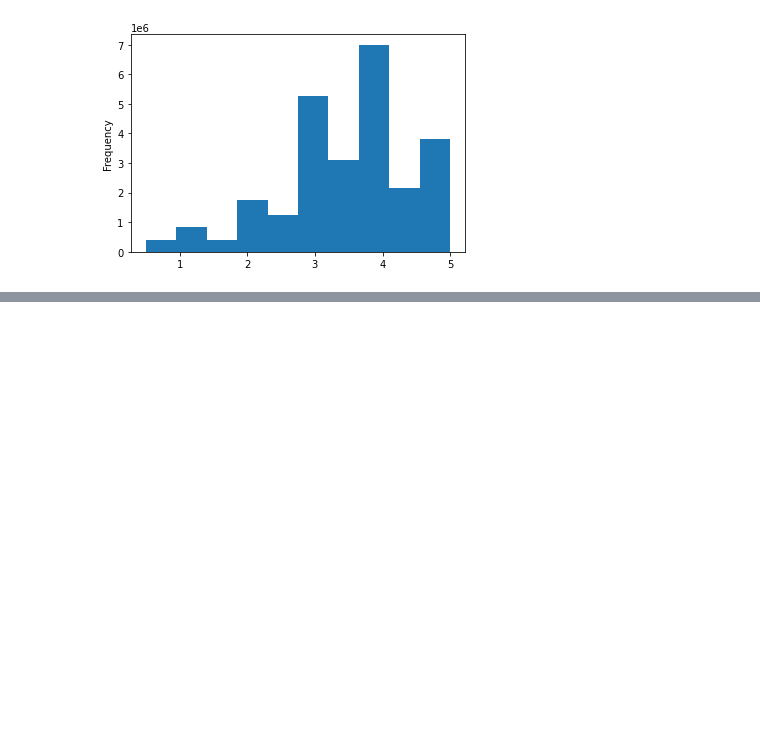
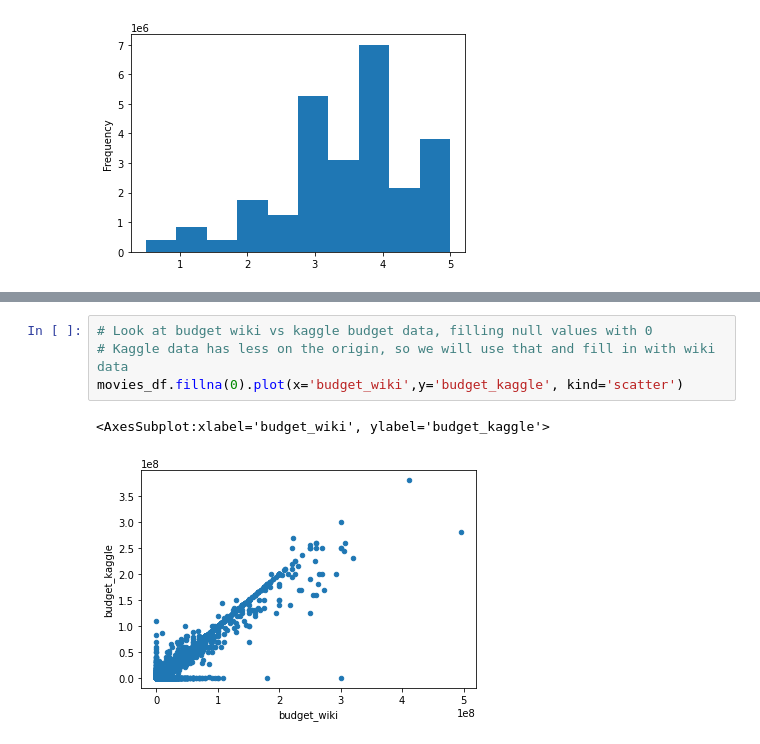
Before and after one commit to peterdyke/Movies-ETL, a Jupyter notebook: Raw_Data.ipynb, the cells around one changed output, grey strips where cells are left out. Saved outputs shown, nothing was run; the diff lists cells and outputs as text; blank space fills up the shorter version.

```diff
--- a/Raw_Data.ipynb
+++ b/Raw_Data.ipynb
@@ -625,0 +697,7 @@ Name: rating, dtype: float64
+# %%
+# Look at budget wiki vs kaggle budget data, filling null values with 0
+# Kaggle data has less on the origin, so we will use that and fill in with wiki data
+movies_df.fillna(0).plot(x='budget_wiki',y='budget_kaggle', kind='scatter')
+# %% [output]
+<AxesSubplot:xlabel='budget_wiki', ylabel='budget_kaggle'>
+[figure, added]
```
Also changed, not shown: parts of 21 cells of this notebook.
